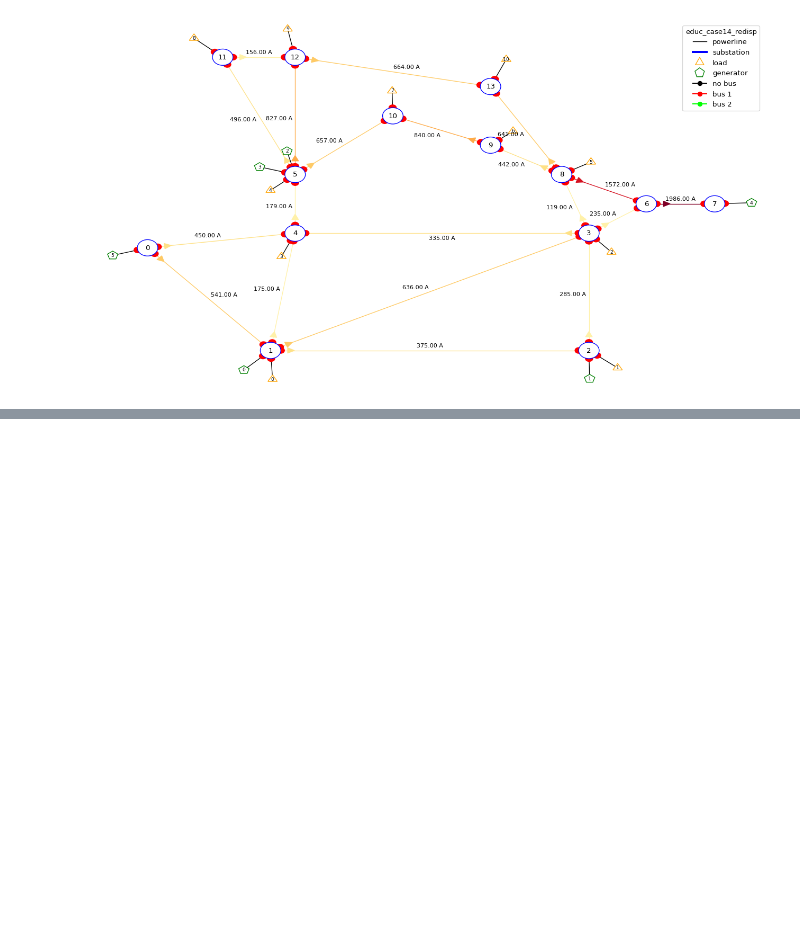
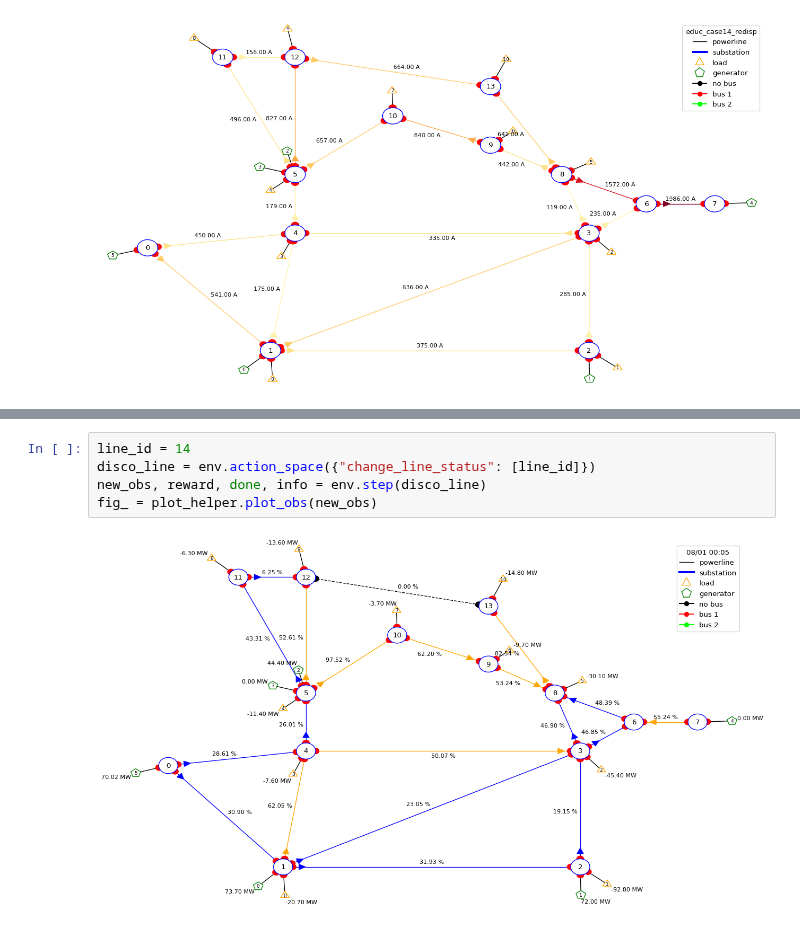
Before and after one commit to Grid2op/grid2op, a Jupyter notebook: getting_started/20201103_AUB_ReinforcementLearningApplicationEECE699.ipynb, the cells around one changed output, grey strips where cells are left out. Cells and saved outputs as stored; diff of their text form; blank space fills up the shorter version.

```diff
--- a/getting_started/20201103_AUB_ReinforcementLearningApplicationEECE699.ipynb
+++ b/getting_started/20201103_AUB_ReinforcementLearningApplicationEECE699.ipynb
@@ -110,0 +172,7 @@ To be perfectly exhaustive, there are 4 game over conditions for this environmen
+# %%
+line_id = 14
+disco_line = env.action_space({"change_line_status": [line_id]})
+new_obs, reward, done, info = env.step(disco_line)
+fig_ = plot_helper.plot_obs(new_obs)
+# %% [output]
+[figure, added]
```
Also changed, not shown: parts of 24 cells of this notebook, 10 other files.
